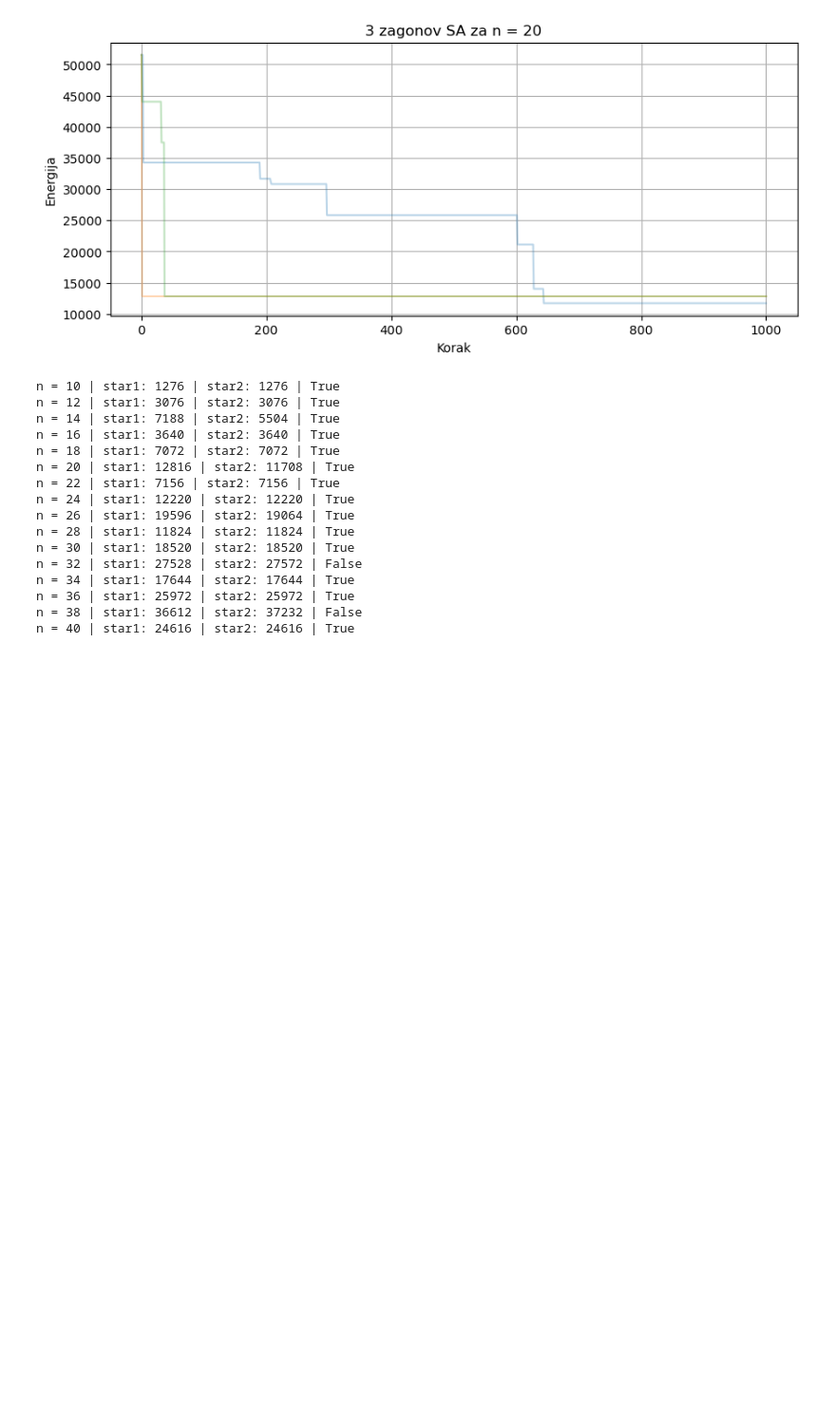
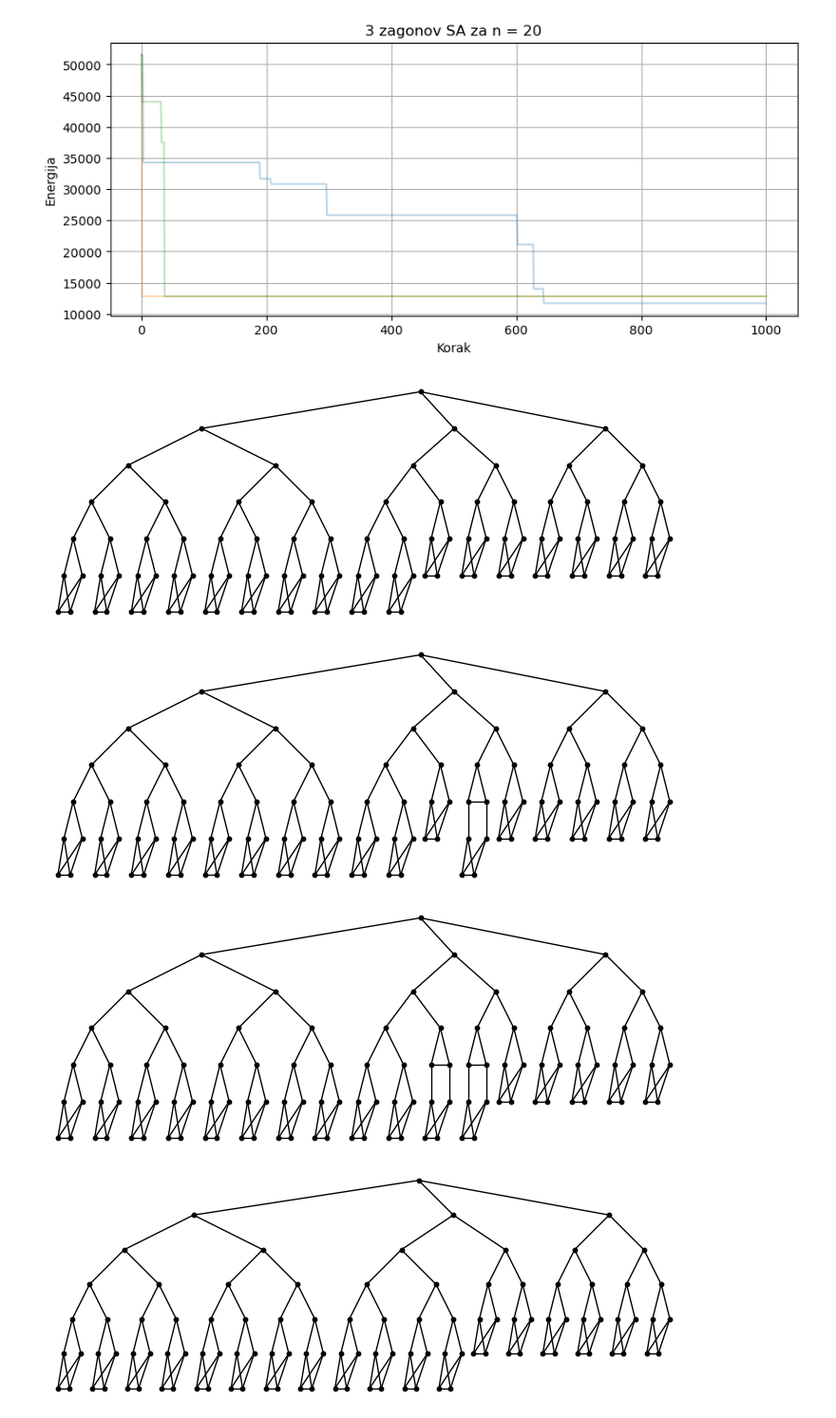
Before and after one commit to ZigaObradovic/FP_Group13, a Jupyter notebook: main.ipynb, the cells around one changed output. Shown at 95% size. Cells and saved outputs as stored; diff of their text form; code cells hidden in the pictures; blank space fills up the shorter version.

```diff
--- a/main.ipynb
+++ b/main.ipynb
@@ -285,26 +287,10 @@ Zaključil n = 20 v času 00:00:11.389 | Best_E = 12816
 Zaključil n = 20 v času 00:00:11.097 | Best_E = 12816
 [figure]
 # %%
-for n in range(10, 41, 2):
-    G2 = build_star(n)
-    G3 = build_star2(n)
-    pn2 = subpath_number(G2)
-    pn3 = subpath_number(G3)
-    print(f"n = {n} | star1: {pn2} | star2: {pn3} | {pn3 <= pn2}")
+for n in range(100, 107, 2):
+    show_build_tree_tree_layout(n, root=0, figsize=[7,7])
 # %% [output]
-n = 10 | star1: 1276 | star2: 1276 | True
-n = 12 | star1: 3076 | star2: 3076 | True
-n = 14 | star1: 7188 | star2: 5504 | True
-n = 16 | star1: 3640 | star2: 3640 | True
-n = 18 | star1: 7072 | star2: 7072 | True
-n = 20 | star1: 12816 | star2: 11708 | True
-n = 22 | star1: 7156 | star2: 7156 | True
-n = 24 | star1: 12220 | star2: 12220 | True
-n = 26 | star1: 19596 | star2: 19064 | True
-n = 28 | star1: 11824 | star2: 11824 | True
-n = 30 | star1: 18520 | star2: 18520 | True
-n = 32 | star1: 27528 | star2: 27572 | False
-n = 34 | star1: 17644 | star2: 17644 | True
-n = 36 | star1: 25972 | star2: 25972 | True
-n = 38 | star1: 36612 | star2: 37232 | False
-n = 40 | star1: 24616 | star2: 24616 | True
+[figure, added]
+[figure, added]
+[figure, added]
+[figure, added]
```
Also changed, not shown: parts of 3 cells of this notebook, 2 other files.
